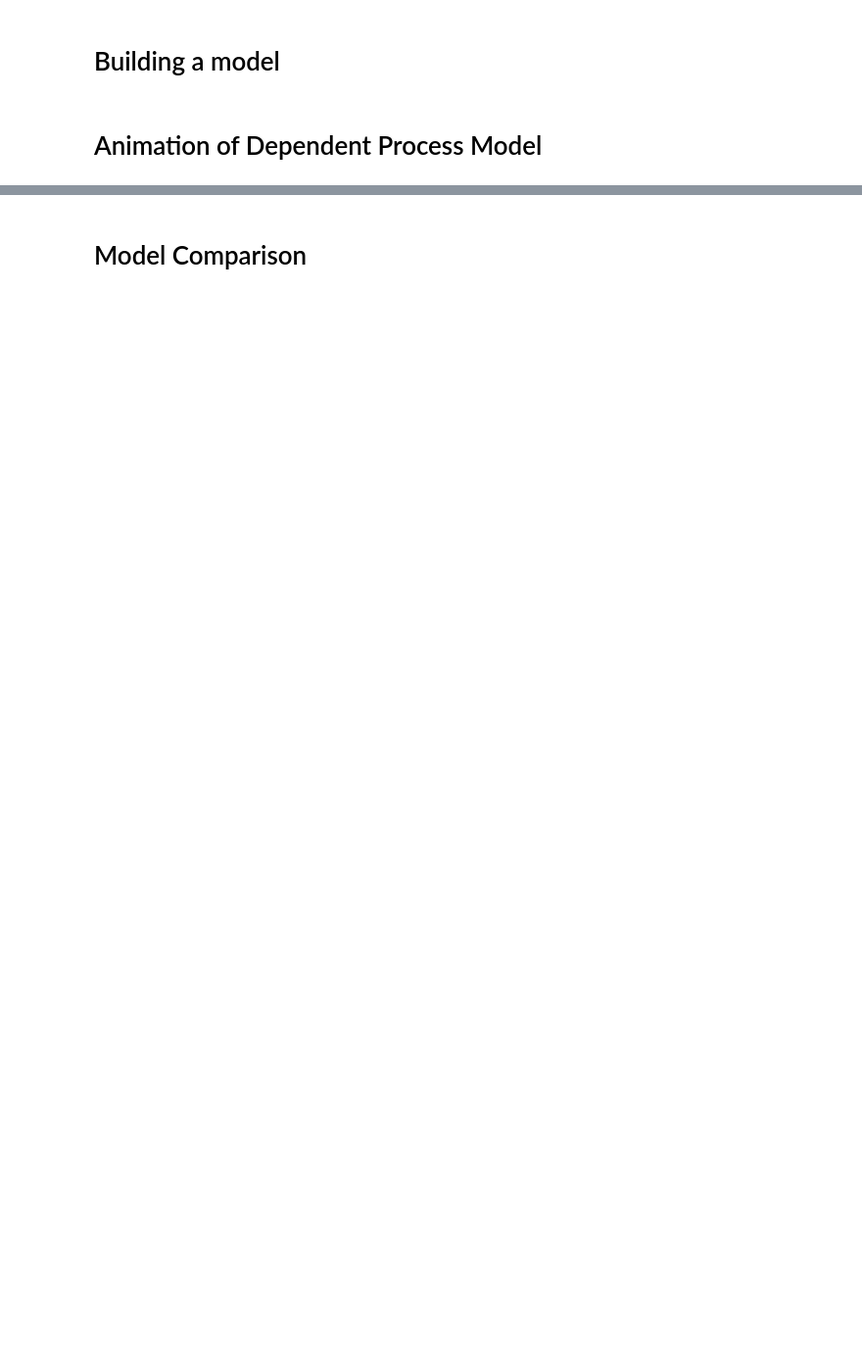
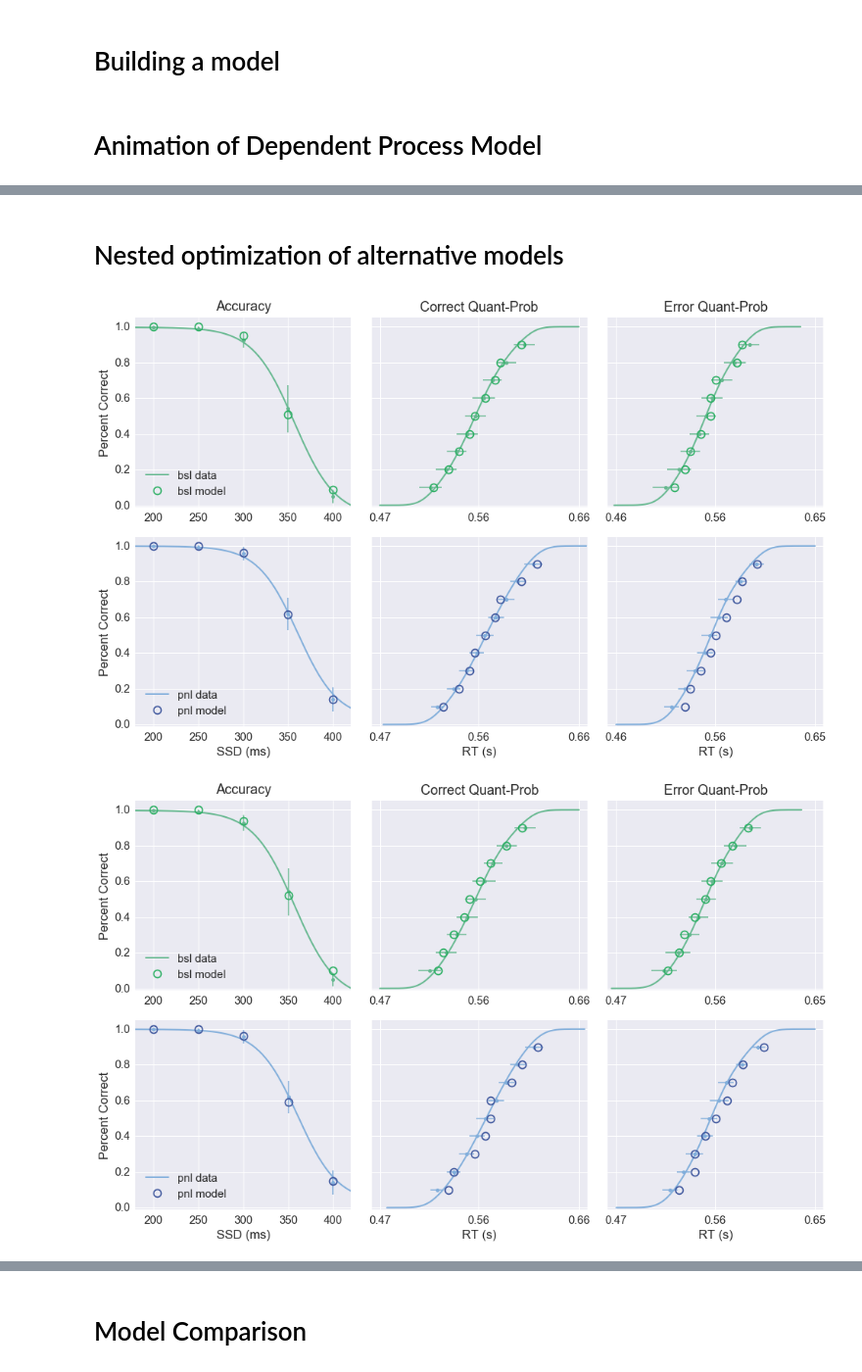
Before and after one commit to CoAxLab/radd, a Jupyter notebook: index.ipynb, the cells around one changed output, grey strips where cells are left out. Shown at 98% size. Cells and saved outputs as stored; diff of their text form; code cells hidden in the pictures; blank space fills up the shorter version.

Commit message:
updated demo, improved model comparison, selection, nested optimization, and visualization of model fits

```diff
--- a/index.ipynb
+++ b/index.ipynb
@@ -216,0 +204,17 @@ model_v.optimize(progress=True)
+# %% [markdown]
+# Nested optimization of alternative models
+# %%
+# nested optimization allows alternative models to be using a single initial parameter set.
+# As a result, model selection is less likely to be biased by the initial parameter set
+# In other words, this method only runs through Step 1 once. Then runs Step 2 for as many
+# conditional models as included in the 'nested_models' list. First optimizing the conditional model
+# with depends_on={'v': 'Cond'} then depends_on={'xb': 'Cond'} and so on. Then we'll compare the results. Run this cell and go take a leisurely coffee break.
+
+m = build.Model(kind='xdpm', data=example_data, depends_on={'v': 'Cond'}, fit_on='average')
+m.set_basinparams(nsamples=7000, ninits=10, nsuccess=60)
+m.set_fitparams(maxfev=4000)
+nested_models = ['xb', 'a', 'tr']
+m.optimize_nested_models(models=nested_models, plotfits=True, progress=True, saveplot=True)
+# %% [output]
+[figure, added]
+[figure, added]
```
Also changed, not shown: parts of 28 cells of this notebook, 4 other files.
